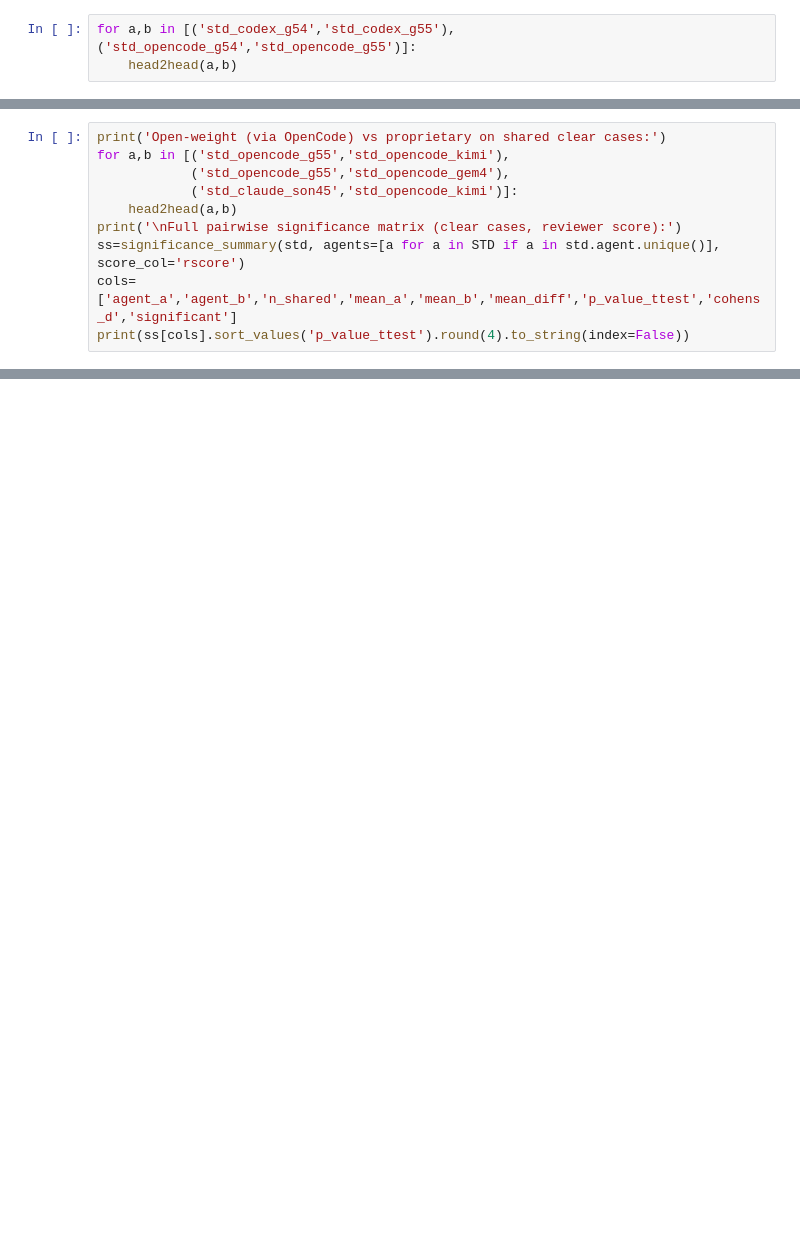
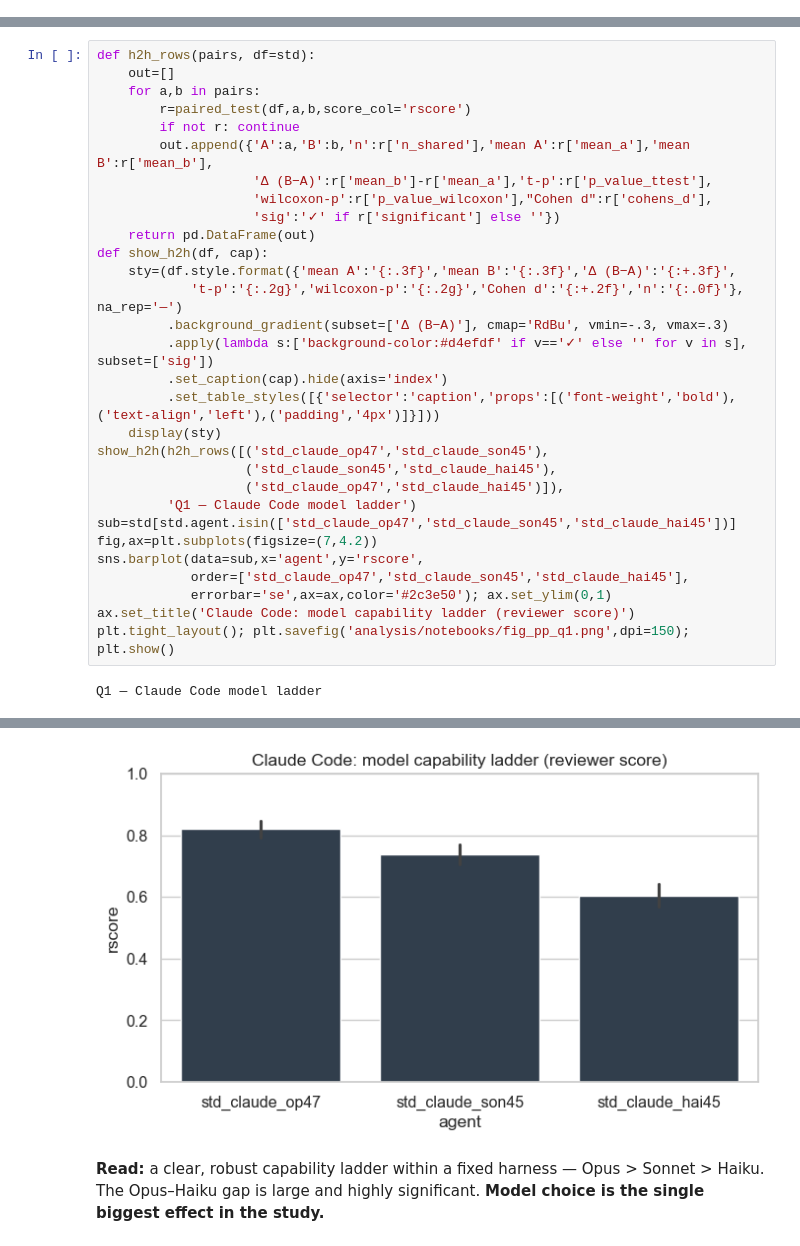
Before and after one commit to ai4curation/ai4c-scribe, a Jupyter notebook: analysis/notebooks/02_reviewer_eval.ipynb, the cells around one changed output, grey strips where cells are left out. Saved outputs shown, nothing was run; the diff lists cells and outputs as text; blank space fills up the shorter version.

```diff
--- a/analysis/notebooks/02_reviewer_eval.ipynb
+++ b/analysis/notebooks/02_reviewer_eval.ipynb
@@ -357,3 +0,0 @@ single biggest effect in the study: *model choice dominates*.
-# %%
-for a,b in [('std_codex_g54','std_codex_g55'),('std_opencode_g54','std_opencode_g55')]:
-    head2head(a,b)
@@ -390,10 +0,0 @@ robustness result worth stating plainly.
-# %%
-print('Open-weight (via OpenCode) vs proprietary on shared clear cases:')
-for a,b in [('std_opencode_g55','std_opencode_kimi'),
-            ('std_opencode_g55','std_opencode_gem4'),
-            ('std_claude_son45','std_opencode_kimi')]:
-    head2head(a,b)
-print('\nFull pairwise significance matrix (clear cases, reviewer score):')
-ss=significance_summary(std, agents=[a for a in STD if a in std.agent.unique()], score_col='rscore')
-cols=['agent_a','agent_b','n_shared','mean_a','mean_b','mean_diff','p_value_ttest','cohens_d','significant']
-print(ss[cols].sort_values('p_value_ttest').round(4).to_string(index=False))
@@ -510,0 +353,32 @@ go #19185, uberon #3591. These are excluded by the same logic as
+# %%
+def h2h_rows(pairs, df=std):
+    out=[]
+    for a,b in pairs:
+        r=paired_test(df,a,b,score_col='rscore')
+        if not r: continue
+        out.append({'A':a,'B':b,'n':r['n_shared'],'mean A':r['mean_a'],'mean B':r['mean_b'],
+                    'Δ (B−A)':r['mean_b']-r['mean_a'],'t-p':r['p_value_ttest'],
+                    'wilcoxon-p':r['p_value_wilcoxon'],"Cohen d":r['cohens_d'],
+                    'sig':'✓' if r['significant'] else ''})
+    return pd.DataFrame(out)
+def show_h2h(df, cap):
+    sty=(df.style.format({'mean A':'{:.3f}','mean B':'{:.3f}','Δ (B−A)':'{:+.3f}',
+            't-p':'{:.2g}','wilcoxon-p':'{:.2g}','Cohen d':'{:+.2f}','n':'{:.0f}'}, na_rep='—')
+         .background_gradient(subset=['Δ (B−A)'], cmap='RdBu', vmin=-.3, vmax=.3)
+         .apply(lambda s:['background-color:#d4efdf' if v=='✓' else '' for v in s], subset=['sig'])
+         .set_caption(cap).hide(axis='index')
+         .set_table_styles([{'selector':'caption','props':[('font-weight','bold'),('text-align','left'),('padding','4px')]}]))
+    display(sty)
+show_h2h(h2h_rows([('std_claude_op47','std_claude_son45'),
+                   ('std_claude_son45','std_claude_hai45'),
+                   ('std_claude_op47','std_claude_hai45')]),
+         'Q1 — Claude Code model ladder')
+sub=std[std.agent.isin(['std_claude_op47','std_claude_son45','std_claude_hai45'])]
+fig,ax=plt.subplots(figsize=(7,4.2))
+sns.barplot(data=sub,x='agent',y='rscore',
+            order=['std_claude_op47','std_claude_son45','std_claude_hai45'],
+            errorbar='se',ax=ax,color='#2c3e50'); ax.set_ylim(0,1)
+ax.set_title('Claude Code: model capability ladder (reviewer score)')
+plt.tight_layout(); plt.savefig('analysis/notebooks/fig_pp_q1.png',dpi=150); plt.show()
+# %% [output]
+Q1 — Claude Code model ladder
@@ -510,0 +389,5 @@ go #19185, uberon #3591. These are excluded by the same logic as
+[figure, added]
+# %% [markdown]
+**Read:** a clear, robust capability ladder within a fixed harness —
+Opus > Sonnet > Haiku. The Opus–Haiku gap is large and highly
+significant. **Model choice is the single biggest effect in the study.**
```
Also changed, not shown: parts of 62 cells of this notebook, 5 other files.
